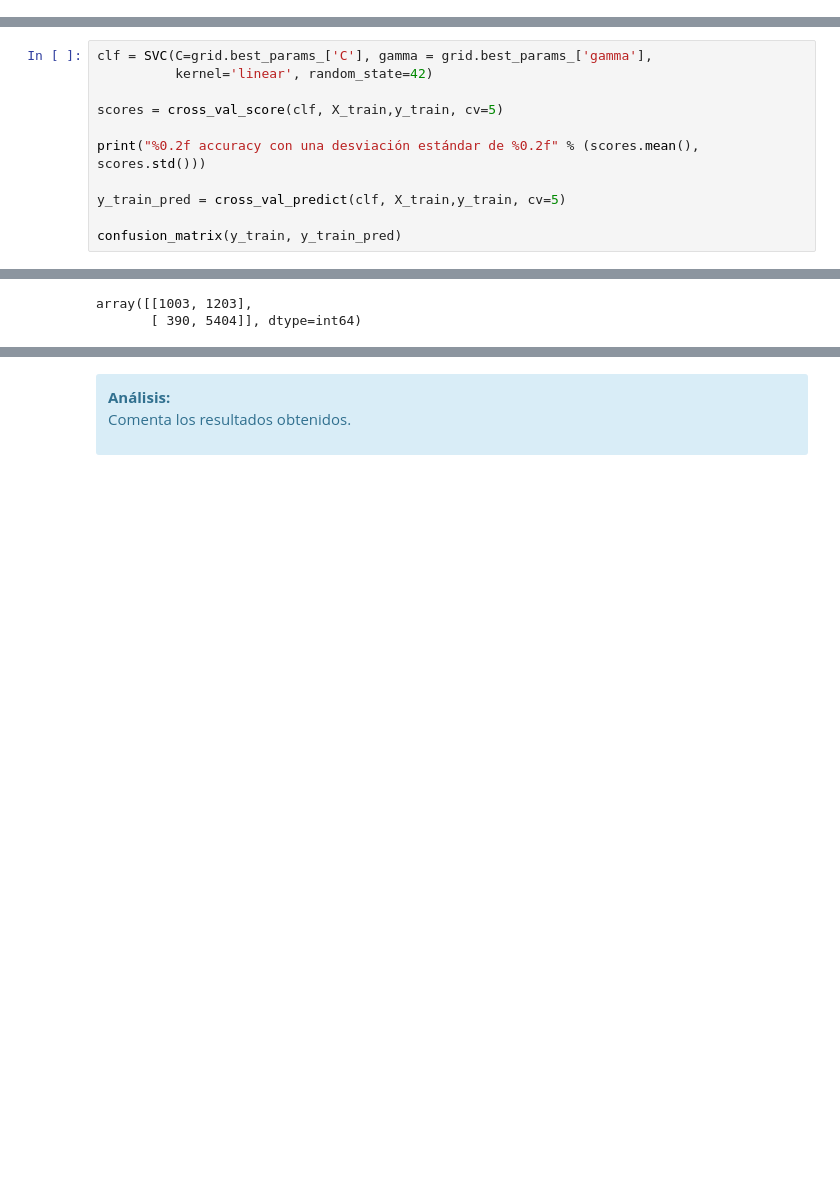
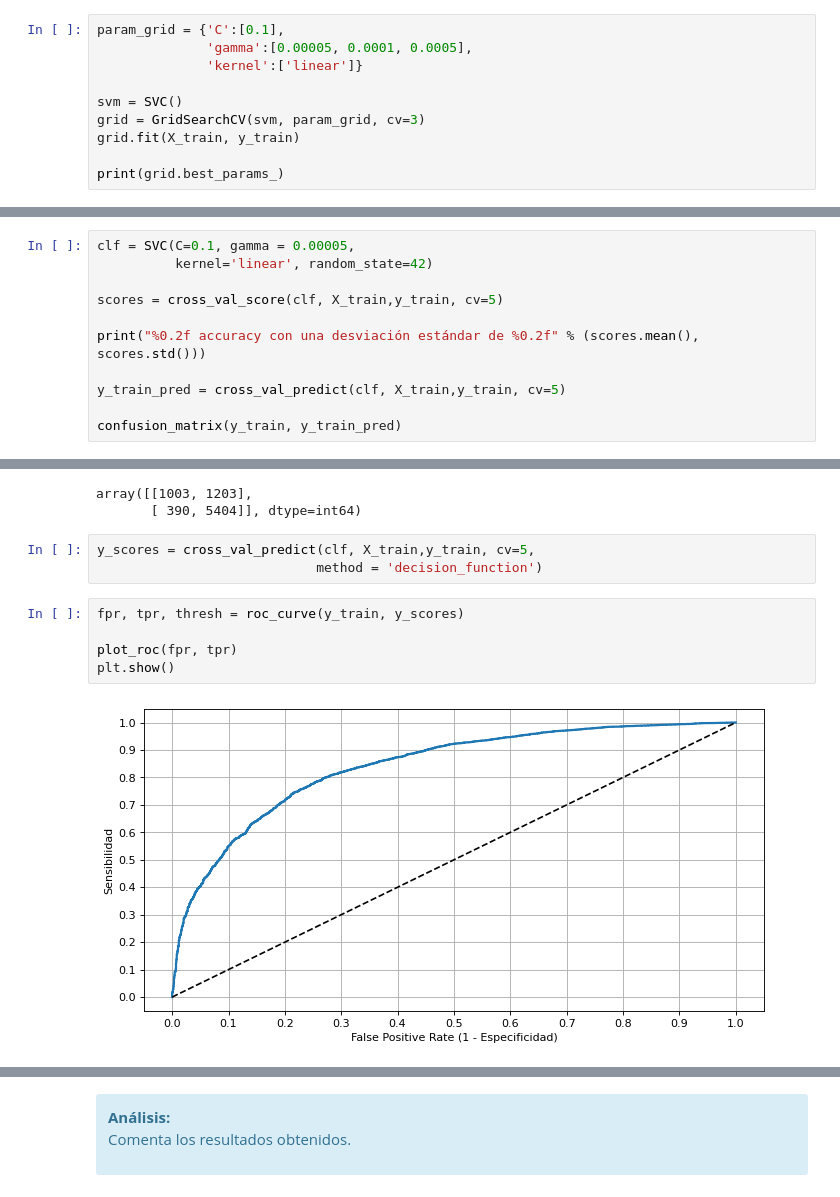
Before and after one commit to angelbujalance/MAME_PEC, a Jupyter notebook: 20221_M2.855_PEC3_Enunciado.ipynb, the cells around one changed output, grey strips where cells are left out. Drawn from its saved outputs; the diff is of its cells as text; blank space fills up the shorter version.

```diff
--- a/20221_M2.855_PEC3_Enunciado.ipynb
+++ b/20221_M2.855_PEC3_Enunciado.ipynb
@@ -1553,0 +1585,10 @@ grid.fit(X_train, y_train)
+# %%
+param_grid = {'C':[0.1],
+              'gamma':[0.00005, 0.0001, 0.0005],
+              'kernel':['linear']}
+
+svm = SVC()
+grid = GridSearchCV(svm, param_grid, cv=3)
+grid.fit(X_train, y_train)
+
+print(grid.best_params_)
@@ -1554,5 +1597,5 @@ grid.fit(X_train, y_train)
 # %%
-clf = SVC(C=grid.best_params_['C'], gamma = grid.best_params_['gamma'],
+clf = SVC(C=0.1, gamma = 0.00005,
           kernel='linear', random_state=42)
 
 scores = cross_val_score(clf, X_train,y_train, cv=5)
@@ -1566,3 +1609,13 @@ confusion_matrix(y_train, y_train_pred)
 0.80 accuracy con una desviación estándar de 0.01
 array([[1003, 1203],
        [ 390, 5404]], dtype=int64)
+# %%
+y_scores = cross_val_predict(clf, X_train,y_train, cv=5,
+                            method = 'decision_function')
+# %%
+fpr, tpr, thresh = roc_curve(y_train, y_scores)
+
+plot_roc(fpr, tpr)
+plt.show()
+# %% [output]
+[figure, added]
```
Also changed, not shown: parts of 8 cells of this notebook.
